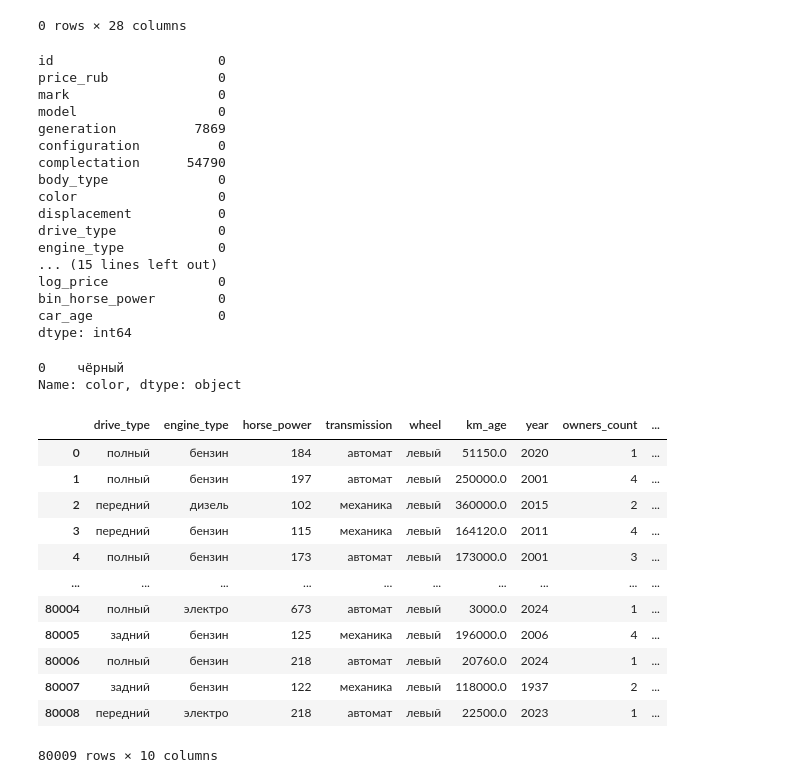
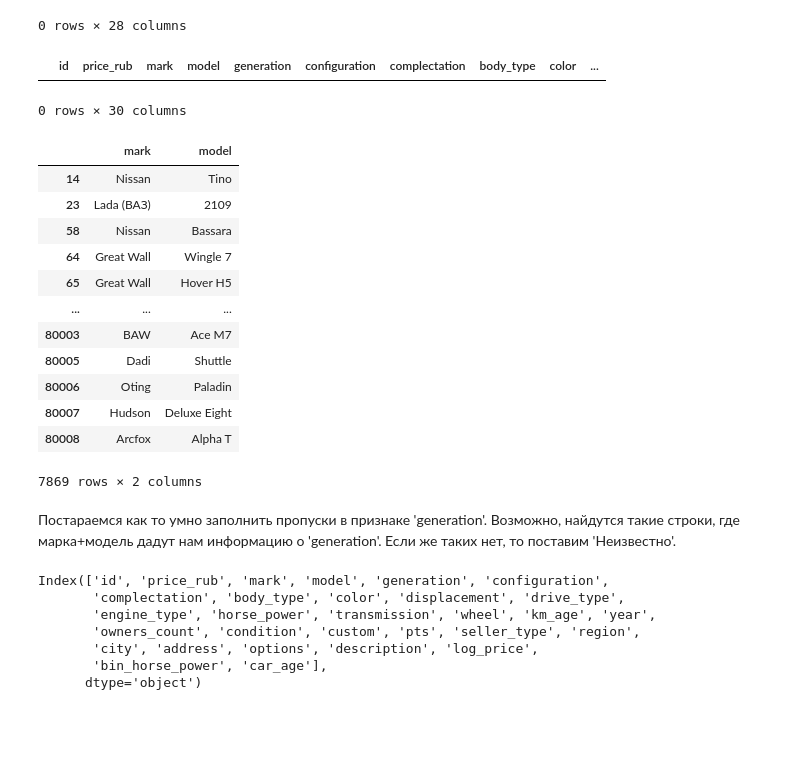
Before and after one commit to KazGet/Predict_car_price, a Jupyter notebook: notebooks/02_preprocess.ipynb, the cells around one changed output. Drawn from its saved outputs; the diff is of its cells as text; code cells hidden in the pictures; blank space fills up the shorter version.

Commit message:
Заполнили пропуска в 'generation'

```diff
--- a/notebooks/02_preprocess.ipynb
+++ b/notebooks/02_preprocess.ipynb
@@ -69,27 +69,27 @@ df[(df['km_age'].isna()==True) & (df['seller_type'] != 'компания')]
 # %%
 df['km_age'] = df['km_age'].fillna(df.loc[df['seller_type'] != 'компания', 'km_age'].median())
 # %%
-df.isna().sum()
+df.loc[(df['pts'].isna()==True) & (df['seller_type'] == 'компания')]
 # %% [output]
+|  | id | price_rub | mark | model | generation | configuration | complectation | body_type | color | ... |
-id                     0
-price_rub              0
-mark                   0
-model                  0
-generation          7869
-configuration          0
-complectation      54790
-body_type              0
-color                  0
-displacement           0
-drive_type             0
-engine_type            0
-... (15 lines left out)
-log_price              0
-bin_horse_power        0
-car_age                0
-dtype: int64
+0 rows × 30 columns
-# %%
-df.loc[(df['mark']=='Hyundai') & (df['model']=='Santa Fe'), 'color'].mode()
-# %% [output]
-0    чёрный
-Name: color, dtype: object
+# %%
+df.loc[df['pts'].isna() & (df['seller_type'] == 'частник'), 'pts'] = 'Неизвестно'
+# %%
+df.loc[df['generation'].isna(), ['mark', 'model']]
+# %% [output]
+|  | mark | model |
+| 14 | Nissan | Tino |
+| 23 | Lada (ВАЗ) | 2109 |
+| 58 | Nissan | Bassara |
+| 64 | Great Wall | Wingle 7 |
+| 65 | Great Wall | Hover H5 |
+| ... | ... | ... |
+| 80003 | BAW | Ace M7 |
+| 80005 | Dadi | Shuttle |
+| 80006 | Oting | Paladin |
+| 80007 | Hudson | Deluxe Eight |
+| 80008 | Arcfox | Alpha T |
+7869 rows × 2 columns
+# %% [markdown]
+Постараемся как то умно заполнить пропуски в признаке 'generation'. Возможно, найдутся такие строки, где марка+модель дадут нам информацию о 'generation'. Если же таких нет, то поставим 'Неизвестно'.
@@ -96,19 +113,13 @@ Name: color, dtype: object
 # %%
-df.iloc[:, 10:20]
+df.columns
 # %% [output]
-|  | drive_type | engine_type | horse_power | transmission | wheel | km_age | year | owners_count | ... |
-| 0 | полный | бензин | 184 | автомат | левый | 51150.0 | 2020 | 1 | ... |
-| 1 | полный | бензин | 197 | автомат | левый | 250000.0 | 2001 | 4 | ... |
-| 2 | передний | дизель | 102 | механика | левый | 360000.0 | 2015 | 2 | ... |
-| 3 | передний | бензин | 115 | механика | левый | 164120.0 | 2011 | 4 | ... |
-| 4 | полный | бензин | 173 | автомат | левый | 173000.0 | 2001 | 3 | ... |
-| ... | ... | ... | ... | ... | ... | ... | ... | ... | ... |
-| 80004 | полный | электро | 673 | автомат | левый | 3000.0 | 2024 | 1 | ... |
-| 80005 | задний | бензин | 125 | механика | левый | 196000.0 | 2006 | 4 | ... |
-| 80006 | полный | бензин | 218 | автомат | левый | 20760.0 | 2024 | 1 | ... |
-| 80007 | задний | бензин | 122 | механика | левый | 118000.0 | 1937 | 2 | ... |
-| 80008 | передний | электро | 218 | автомат | левый | 22500.0 | 2023 | 1 | ... |
-80009 rows × 10 columns
+Index(['id', 'price_rub', 'mark', 'model', 'generation', 'configuration',
+       'complectation', 'body_type', 'color', 'displacement', 'drive_type',
+       'engine_type', 'horse_power', 'transmission', 'wheel', 'km_age', 'year',
+       'owners_count', 'condition', 'custom', 'pts', 'seller_type', 'region',
+       'city', 'address', 'options', 'description', 'log_price',
+       'bin_horse_power', 'car_age'],
+      dtype='object')
 # %%
 df.loc[(df['owners_count'] == 0)]
 # %% [output]
```
Also changed, not shown: parts of 2 cells of this notebook.
